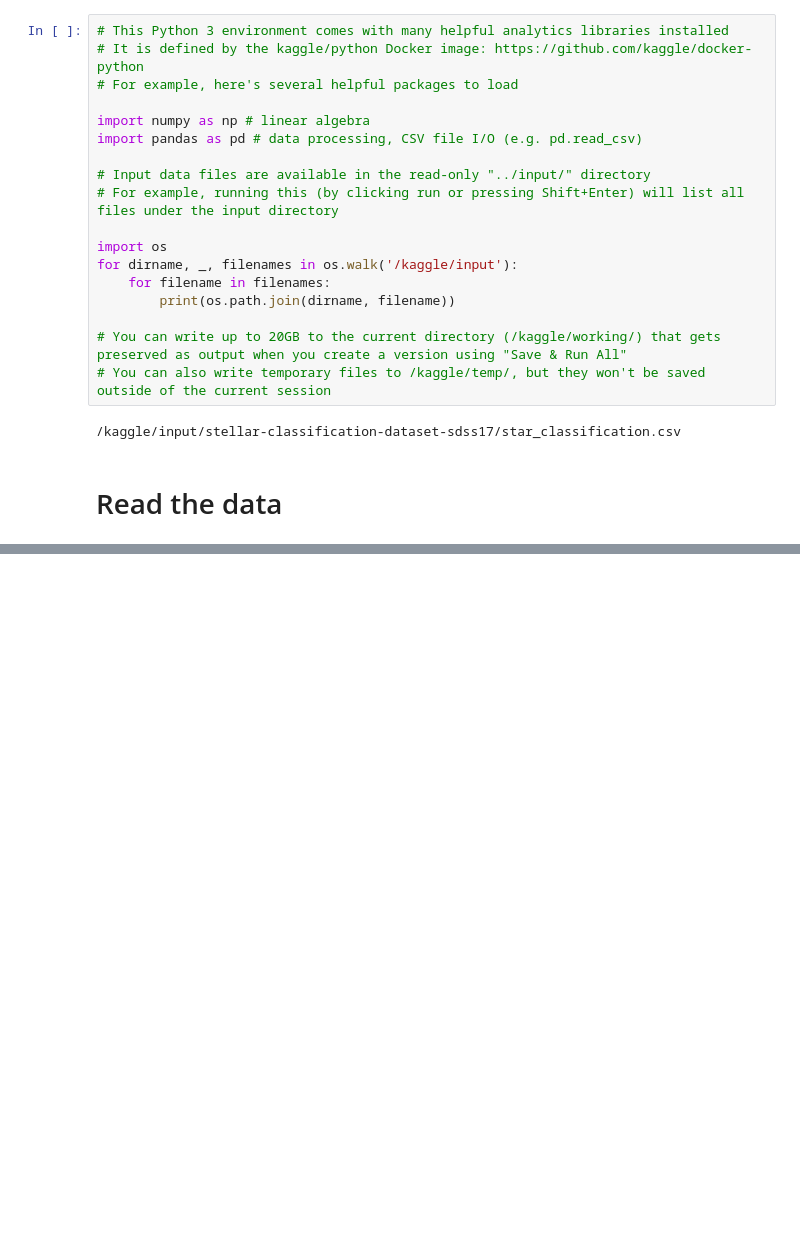
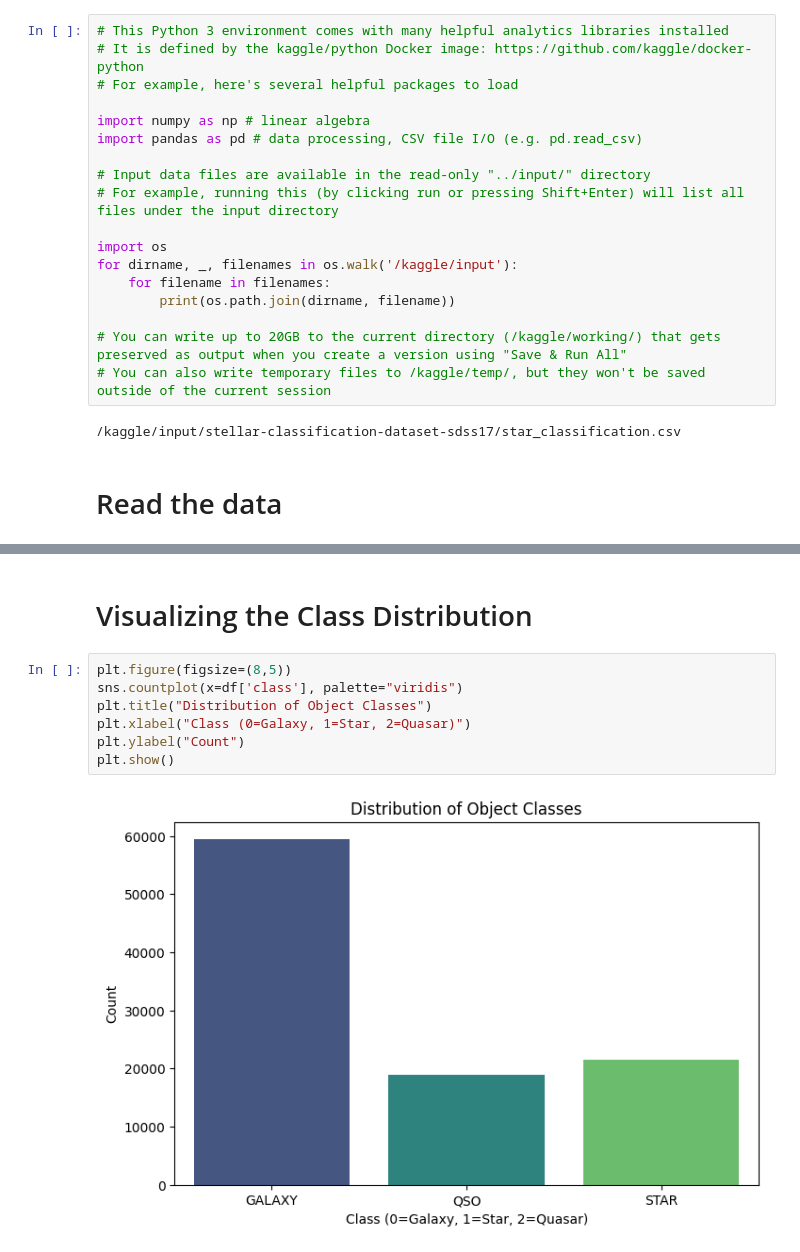
Before and after one commit to YassinTalhaoui/MA-Thesis-ML-Applied-to-stars, a Jupyter notebook: SDSS-classification.ipynb, the cells around one changed output, grey strips where cells are left out. Cells and saved outputs as stored; diff of their text form; blank space fills up the shorter version.

```diff
--- a/SDSS-classification.ipynb
+++ b/SDSS-classification.ipynb
@@ -33,0 +130,11 @@ for dirname, _, filenames in os.walk('/kaggle/input'):
+# %% [markdown]
+ # Visualizing the Class Distribution
+# %%
+plt.figure(figsize=(8,5))
+sns.countplot(x=df['class'], palette="viridis")
+plt.title("Distribution of Object Classes")
+plt.xlabel("Class (0=Galaxy, 1=Star, 2=Quasar)")
+plt.ylabel("Count")
+plt.show()
+# %% [output]
+[figure, added]
```
Also changed, not shown: parts of 26 cells of this notebook.
